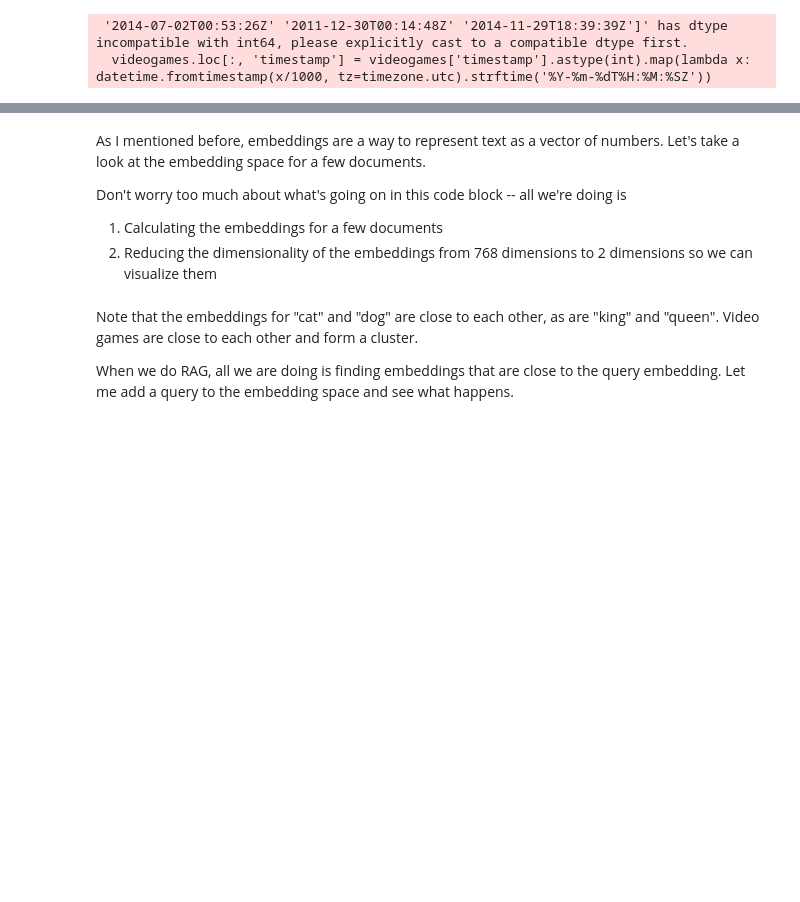
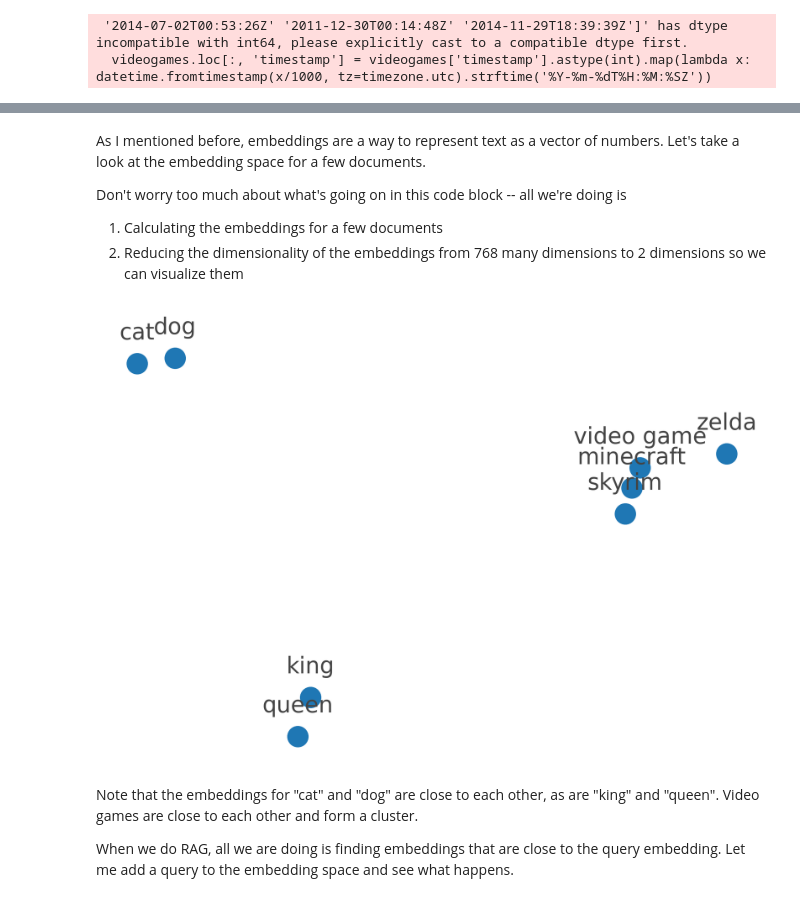
Before and after one commit to cpfiffer/odsc-2025, a Jupyter notebook: lesson.ipynb, the cells around one changed output, grey strips where cells are left out. Drawn from its saved outputs; the diff is of its cells as text; code cells hidden in the pictures; blank space fills up the shorter version.

```diff
--- a/lesson.ipynb
+++ b/lesson.ipynb
@@ -212,35 +191,65 @@ ImportError: /home/cameron/dottxt/odsc/.venv/lib/python3.10/site-packages/torch/
+# %%
+from sentence_transformers import SentenceTransformer
+
+# Choose an embedding model
+embedding_model = SentenceTransformer(
+    "mixedbread-ai/mxbai-embed-xsmall-v1",
+
+    # If you want better performance, use the large model:
+    # "mixedbread-ai/mxbai-embed-large-v1",
+
+    # You can change the embedding device to 'mps' or 'cpu' if you have a more powerful computer
+    # device=device
+)
 # %% [markdown]
 As I mentioned before, embeddings are a way to represent text as a vector of numbers. Let's take a look at the embedding space for a few documents.
 
 Don't worry too much about what's going on in this code block -- all we're doing is
 
 1. Calculating the embeddings for a few documents
-2. Reducing the dimensionality of the embeddings from 768 dimensions to 2 dimensions so we can visualize them
+2. Reducing the dimensionality of the embeddings from 768 many dimensions to 2 dimensions so we can visualize them
 # %%
 from sklearn.decomposition import PCA
 import matplotlib.pyplot as plt
 
 documents = ["cat", "dog", "king", "queen", "video game", 'minecraft', 'zelda', 'skyrim']
-vectors = embedding_model.encode([document_prefix + doc for doc in documents])
+vectors = embedding_model.encode(documents)
 
 # Show the principle components of the embedding space
 pca = PCA(n_components=2)
 transformed = pca.fit_transform(vectors)
 
-# Create the scatter plot
-plt.figure(figsize=(8, 6))
-plt.scatter(transformed[:, 0], transformed[:, 1])
+# Create the scatter plot with a white background
+plt.figure(figsize=(6,4), facecolor='white', dpi=300)
+ax = plt.gca()
 
-# Add labels above each point
+# Remove axes and grid
+ax.set_axis_off()
+
+# Make the scatter plot cuter with larger, semi-transparent dots
+plt.scatter(
+    transformed[:, 0],
+    transformed[:, 1],
+    s=150,  # Larger dots
+)
+
+# Add labels above each point with a nicer font
 for i, doc in enumerate(documents):
     plt.annotate(doc,
                 (transformed[i, 0], transformed[i, 1]),
-                xytext=(0, 10),  # 10 points vertical offset
+                xytext=(0, 12),  # Slightly higher offset
                 textcoords='offset points',
                 ha='center',  # horizontal alignment
-                va='bottom') # vertical alignment
+                va='bottom',  # vertical alignment
+                fontfamily='sans-serif',
+                fontsize=14,
+                color='#444444')  # Darker gray for better readability
 
+# Add some padding around the plot
+plt.tight_layout(pad=1.5)
 plt.show()
+# %% [output]
+[figure, added]
 # %% [markdown]
 Note that the embeddings for "cat" and "dog" are close to each other, as are "king" and "queen". Video games are close to each other and form a cluster.
 
```
Also changed, not shown: parts of 80 cells of this notebook, 3 other files.
